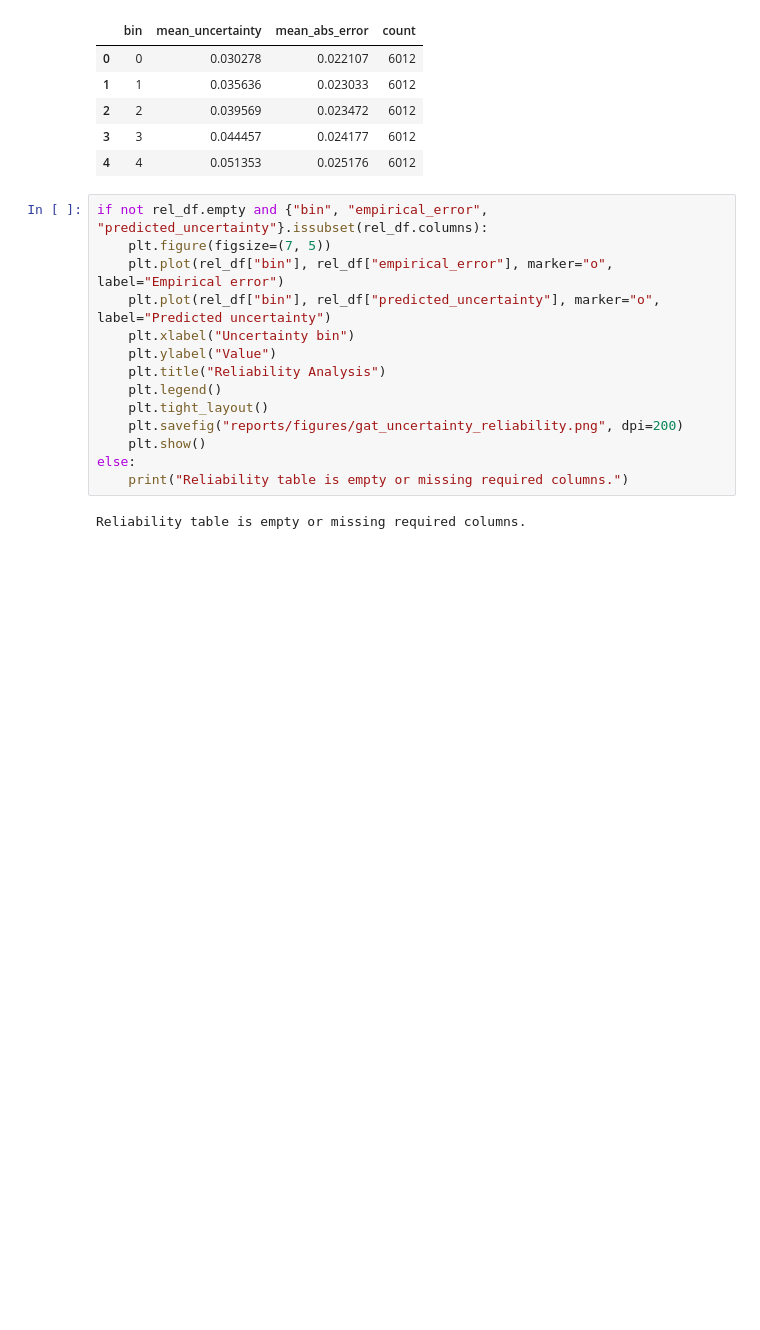
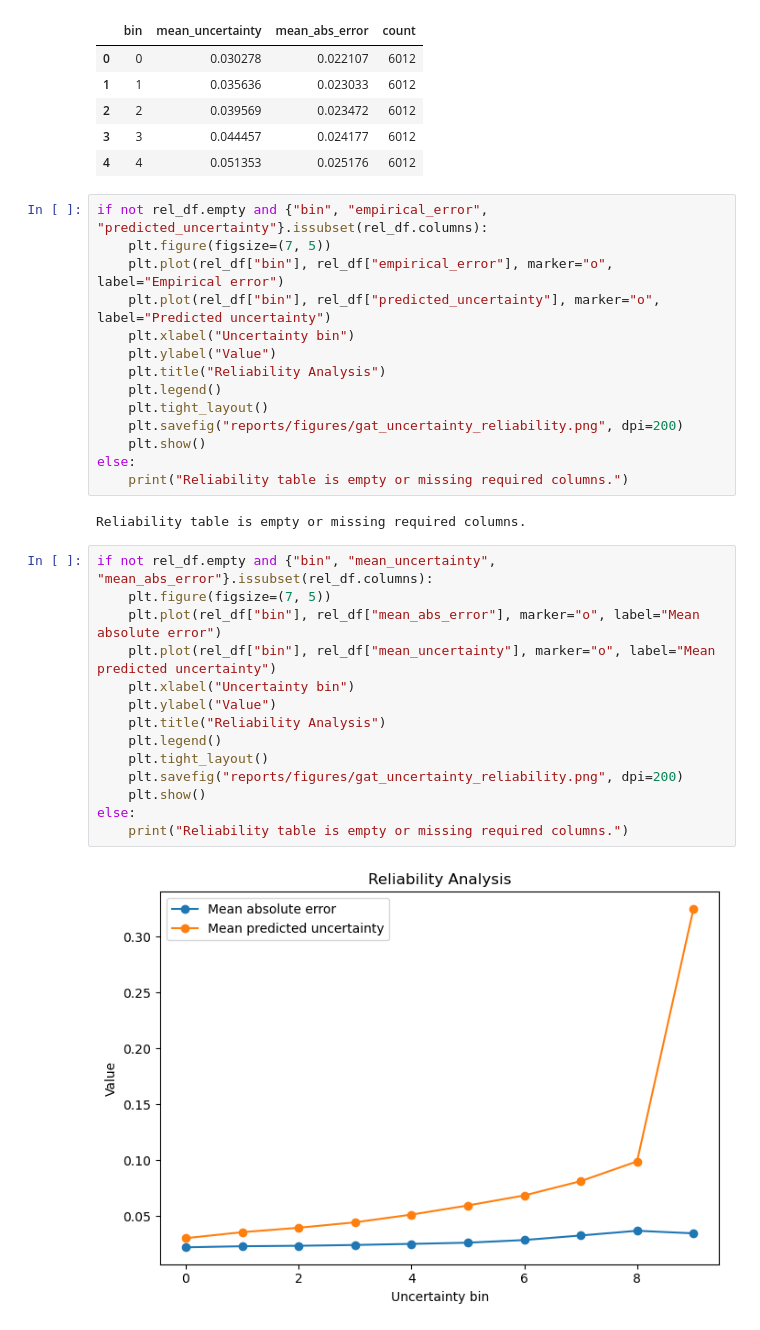
Before and after one commit to dilrabonu/wildfire-uncertainty-gnn, a Jupyter notebook: notebooks/05_uncertainty_calibration_analysis.ipynb, the cells around one changed output. Drawn from its saved outputs; the diff is of its cells as text; blank space fills up the shorter version.

```diff
--- a/notebooks/05_uncertainty_calibration_analysis.ipynb
+++ b/notebooks/05_uncertainty_calibration_analysis.ipynb
@@ -199,6 +199,22 @@ else:
     print("Reliability table is empty or missing required columns.")
 # %% [output]
 Reliability table is empty or missing required columns.
+# %%
+if not rel_df.empty and {"bin", "mean_uncertainty", "mean_abs_error"}.issubset(rel_df.columns):
+    plt.figure(figsize=(7, 5))
+    plt.plot(rel_df["bin"], rel_df["mean_abs_error"], marker="o", label="Mean absolute error")
+    plt.plot(rel_df["bin"], rel_df["mean_uncertainty"], marker="o", label="Mean predicted uncertainty")
+    plt.xlabel("Uncertainty bin")
+    plt.ylabel("Value")
+    plt.title("Reliability Analysis")
+    plt.legend()
+    plt.tight_layout()
+    plt.savefig("reports/figures/gat_uncertainty_reliability.png", dpi=200)
+    plt.show()
+else:
+    print("Reliability table is empty or missing required columns.")
+# %% [output]
+[figure, added]
 # %% [markdown]
 #  Phase 5.3 — Hybrid + Uncertainty-Aware Residual GAT
 
```
Also changed, not shown: parts of 1 cell of this notebook, 1 other file.
